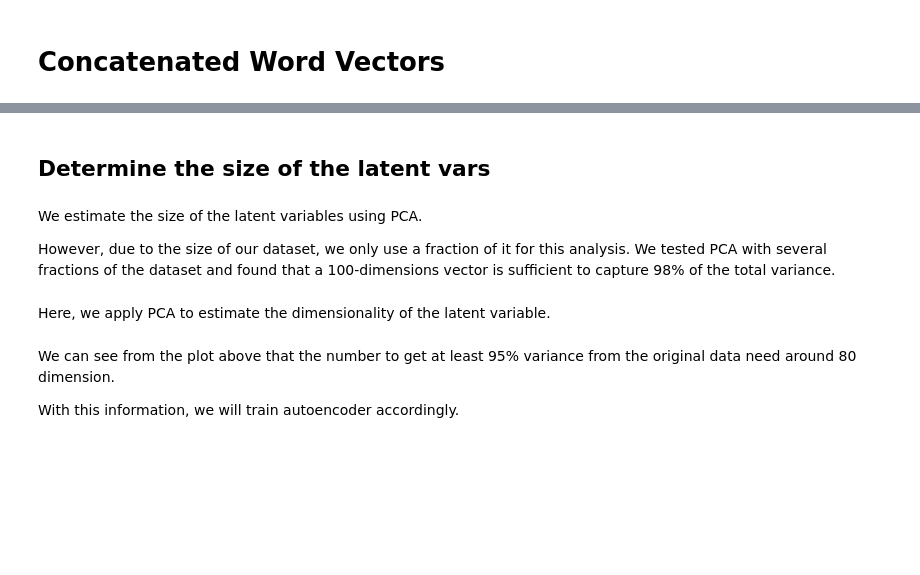
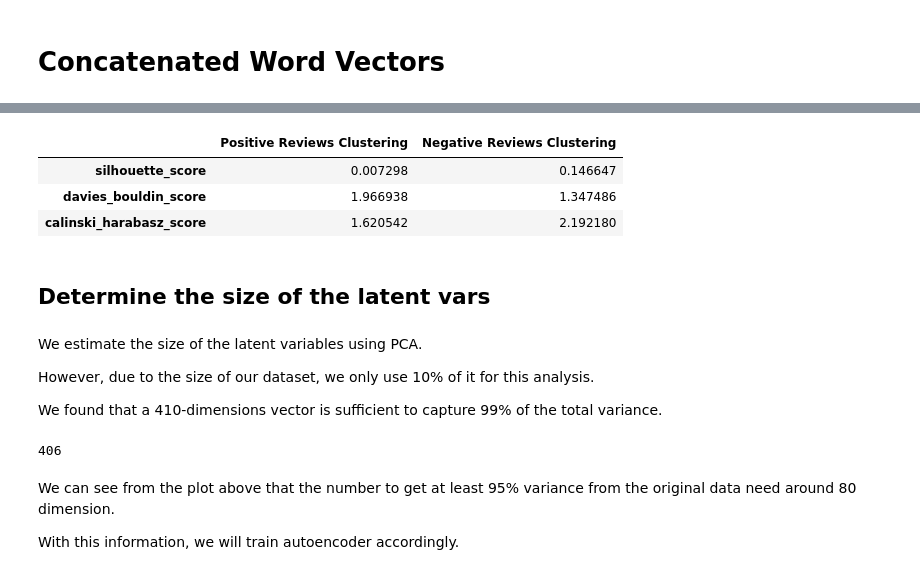
Before and after one commit to fandayp/exploratory, a Jupyter notebook: user-review-topic-clustering.ipynb, the cells around one changed output, grey strips where cells are left out. Cells and saved outputs as stored; diff of their text form; code cells hidden in the pictures; blank space fills up the shorter version.

```diff
--- a/user-review-topic-clustering.ipynb
+++ b/user-review-topic-clustering.ipynb
@@ -446,2 +500,36 @@ We also train an autoencoder model to reduce the dimensionality of our combined
 
 Before training the autoencoder, we apply PCA to determine the optimal dimensionality required to retain sufficient information from the embeddings.
+# %%
+selected_data = select_dataset(processed_dataset, business_id, model_sentiment)
+
+# Get the word vector from the trained Word2Vec model
+selected_data["w2v"] = w2v_encoder.transform(selected_data["tokens"])
+selected_data["llm"] = llm_encoder.transform(selected_data["processed_text"])
+selected_data["mix"] = selected_data[["w2v", "llm"]].apply(
+                          lambda x: np.hstack([x["w2v"], x["llm"]]), axis=1
+                      )
+
+# Initialize evaluation results
+evaluation = []
+
+# Initialize subplots
+fig = make_subplots(rows=1, cols=2,
+                    subplot_titles=["Positive Reviews", "Negative Reviews"])
+
+for i, sentiment in enumerate(["positive", "negative"], start=1):
+
+    # Clustering
+    clust = HDBSCANClustering(apply_pca=True)
+    X = selected_data[selected_data["sentiment"] == sentiment].copy()
+    X_ = np.vstack(X["mix"].values)
+    X["mix_label"] = clust.fit_transform(X_)
+
+    # Evaluation
+    evaluation.append(evaluate_cluster(X_, X["mix_label"], sentiment))
+
+    # Visualization
+    visualize_cluster(fig, X, "mix", "mix_label",
+                      col=i, sentiment=sentiment)
+
+fig.update_layout(title="Customer Review Clusters - Positive and Negative")
+fig.show()
@@ -448,7 +538,17 @@ Before training the autoencoder, we apply PCA to determine the optimal dimension
+# %%
+# Evaluation
+pd.concat(evaluation, axis=1)
+# %% [output]
+|  | Positive Reviews Clustering | Negative Reviews Clustering |
+| silhouette_score | 0.007298 | 0.146647 |
+| davies_bouldin_score | 1.966938 | 1.347486 |
+| calinski_harabasz_score | 1.620542 | 2.192180 |
 # %% [markdown]
 ## Determine the size of the latent vars
 # %% [markdown]
 We estimate the size of the latent variables using PCA.
 
-However, due to the size of our dataset, we only use a fraction of it for this analysis. We tested PCA with several fractions of the dataset and found that a 100-dimensions vector is sufficient to capture 98% of the total variance.
+However, due to the size of our dataset, we only use 10% of it for this analysis.
+
+We found that a 410-dimensions vector is sufficient to capture 99% of the total variance.
 # %%
@@ -457,10 +561,12 @@ processed_dataset["mix"] = processed_dataset[["w2v", "llm"]].apply(lambda x: np.
 # %%
-cumulative_vars = {}
-for f in [.1, .3]:
-    X = np.vstack(processed_dataset["mix"].values)
+pca = PCA()
+X = np.vstack(sample_10p["mix"].values)
+pca.fit(X)
 
-    pca = PCA()
-    pca.fit(X)
-    cumulative_vars[f] = np.cumsum(pca.explained_variance_ratio_)
+cumulative_var = np.cumsum(pca.explained_variance_ratio_)
+
+threshold = 0.999
+n = np.argmax(cumulative_var >= threshold) + 1
+print(n)
+# %% [output]
+406
-# %% [markdown]
- Here, we apply PCA to estimate the dimensionality of the latent variable.
```
Also changed, not shown: parts of 55 cells of this notebook.
